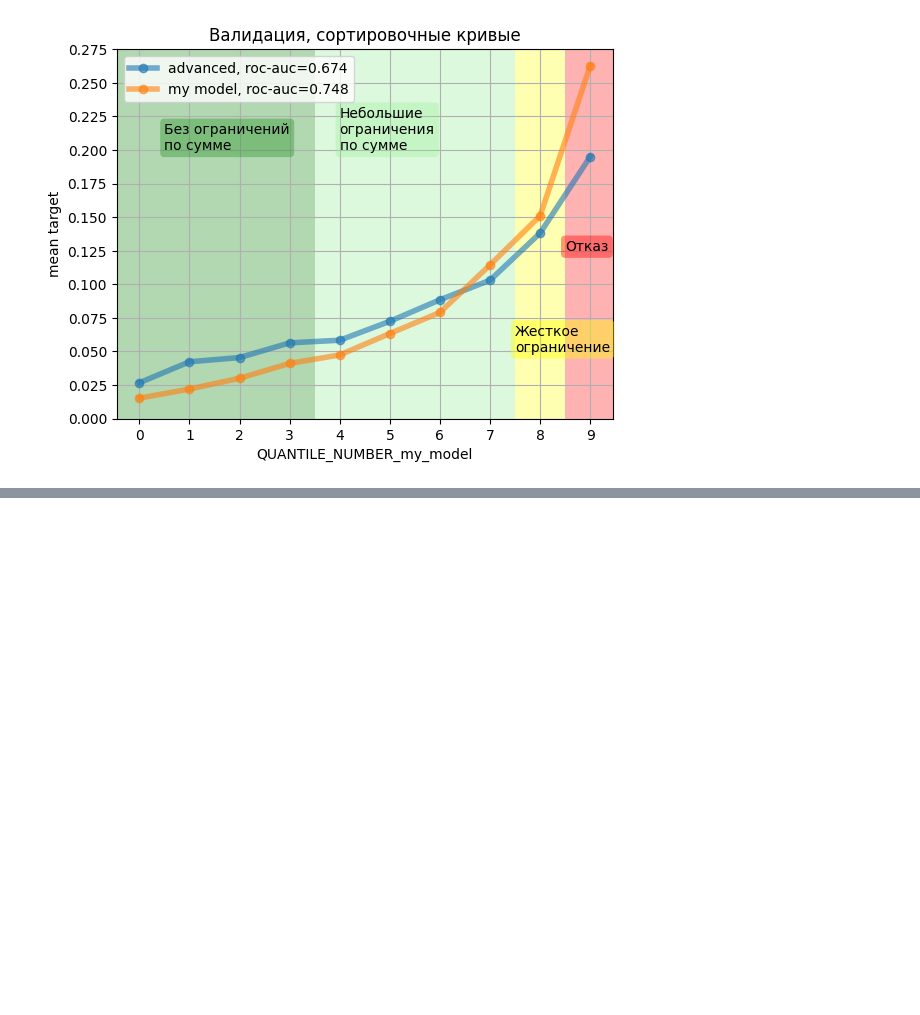
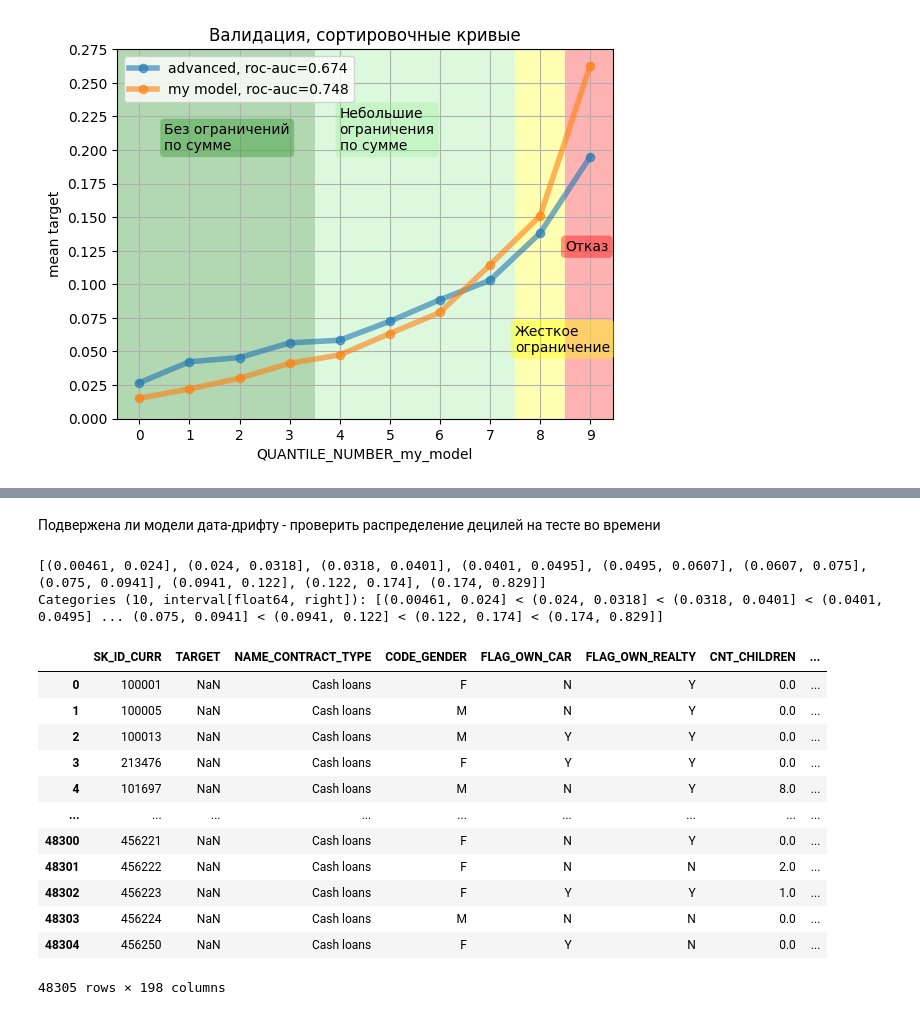
Before and after one commit to AlexanderSh11/credit_scoring_shift, a Jupyter notebook: src/metrics/model-validation.ipynb, the cells around one changed output, grey strips where cells are left out. Drawn from its saved outputs; the diff is of its cells as text; code cells hidden in the pictures; blank space fills up the shorter version.

```diff
--- a/src/metrics/model-validation.ipynb
+++ b/src/metrics/model-validation.ipynb
@@ -556,0 +695,2 @@ Text(8.5, 0.125, 'Отказ')
+# %% [markdown]
+Подвержена ли модели дата-дрифту - проверить распределение децилей на тесте во времени
@@ -556,0 +714,21 @@ Text(8.5, 0.125, 'Отказ')
+# %%
+quantile_thresholds
+# %% [output]
+[(0.00461, 0.024], (0.024, 0.0318], (0.0318, 0.0401], (0.0401, 0.0495], (0.0495, 0.0607], (0.0607, 0.075], (0.075, 0.0941], (0.0941, 0.122], (0.122, 0.174], (0.174, 0.829]]
+Categories (10, interval[float64, right]): [(0.00461, 0.024] < (0.024, 0.0318] < (0.0318, 0.0401] < (0.0401, 0.0495] ... (0.075, 0.0941] < (0.0941, 0.122] < (0.122, 0.174] < (0.174, 0.829]]
+# %%
+test
+# %% [output]
+|  | SK_ID_CURR | TARGET | NAME_CONTRACT_TYPE | CODE_GENDER | FLAG_OWN_CAR | FLAG_OWN_REALTY | CNT_CHILDREN | ... |
+| 0 | 100001 | NaN | Cash loans | F | N | Y | 0.0 | ... |
+| 1 | 100005 | NaN | Cash loans | M | N | Y | 0.0 | ... |
+| 2 | 100013 | NaN | Cash loans | M | Y | Y | 0.0 | ... |
+| 3 | 213476 | NaN | Cash loans | F | Y | Y | 0.0 | ... |
+| 4 | 101697 | NaN | Cash loans | M | N | Y | 8.0 | ... |
+| ... | ... | ... | ... | ... | ... | ... | ... | ... |
+| 48300 | 456221 | NaN | Cash loans | F | N | Y | 0.0 | ... |
+| 48301 | 456222 | NaN | Cash loans | F | N | N | 2.0 | ... |
+| 48302 | 456223 | NaN | Cash loans | F | Y | Y | 1.0 | ... |
+| 48303 | 456224 | NaN | Cash loans | M | N | N | 0.0 | ... |
+| 48304 | 456250 | NaN | Cash loans | F | Y | N | 0.0 | ... |
+48305 rows × 198 columns
```
Also changed, not shown: parts of 18 cells of this notebook, 2 other files.
